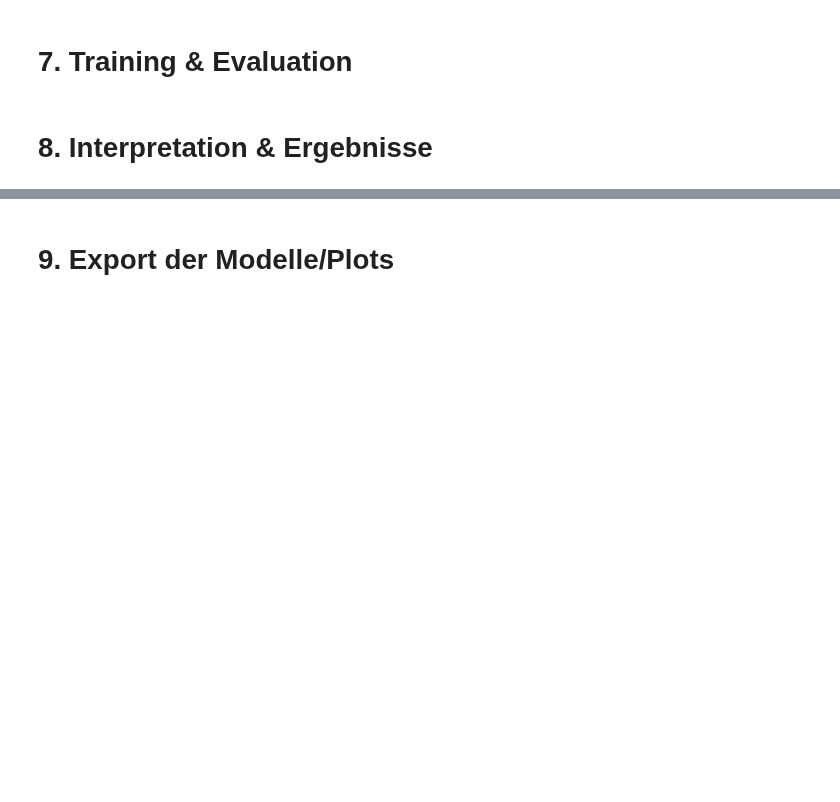
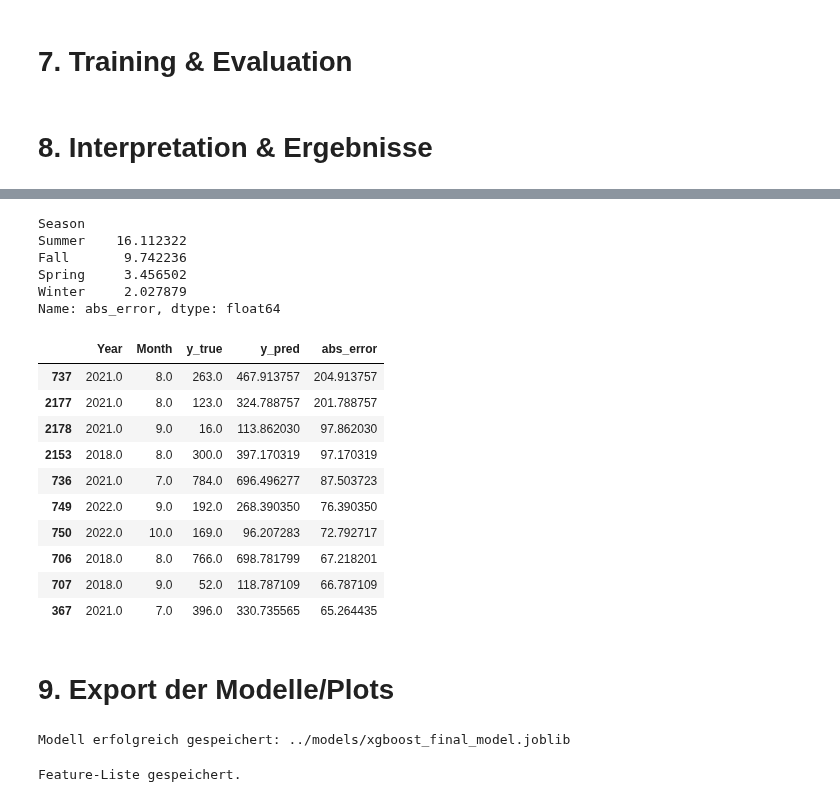
Before and after one commit to yajoka/firewatch, a Jupyter notebook: notebook/firewatch.ipynb, the cells around one changed output, grey strips where cells are left out. Saved outputs shown, nothing was run; the diff lists cells and outputs as text; code cells hidden in the pictures; blank space fills up the shorter version.

```diff
--- a/notebook/firewatch.ipynb
+++ b/notebook/firewatch.ipynb
@@ -616,2 +761,65 @@ Test → MAE: 10.53, RMSE: 24.41
+# %%
+#Fehler nach Jahreszeit analysieren (Sommer vs. Rest)
+def season_from_month(m):
+    if m in [12, 1, 2]:
+        return "Winter"
+    elif m in [3, 4, 5]:
+        return "Spring"
+    elif m in [6, 7, 8]:
+        return "Summer"
+    else:
+        return "Fall"
+
+df_errors["Season"] = df_errors["Month"].apply(season_from_month)
+# %%
+season_error = (
+    df_errors
+    .groupby("Season")["abs_error"]
+    .mean()
+    .sort_values(ascending=False)
+)
+
+print(season_error)
+# %% [output]
+Season
+Summer    16.112322
+Fall       9.742236
+Spring     3.456502
+Winter     2.027879
+Name: abs_error, dtype: float64
+# %%
+#Analyse der Extremmonate (wo schwächelt das Modell?)
+df_errors.nlargest(10, "abs_error")[
+    ["Year", "Month", "y_true", "y_pred", "abs_error"]
+]
+# %% [output]
+|  | Year | Month | y_true | y_pred | abs_error |
+| 737 | 2021.0 | 8.0 | 263.0 | 467.913757 | 204.913757 |
+| 2177 | 2021.0 | 8.0 | 123.0 | 324.788757 | 201.788757 |
+| 2178 | 2021.0 | 9.0 | 16.0 | 113.862030 | 97.862030 |
+| 2153 | 2018.0 | 8.0 | 300.0 | 397.170319 | 97.170319 |
+| 736 | 2021.0 | 7.0 | 784.0 | 696.496277 | 87.503723 |
+| 749 | 2022.0 | 9.0 | 192.0 | 268.390350 | 76.390350 |
+| 750 | 2022.0 | 10.0 | 169.0 | 96.207283 | 72.792717 |
+| 706 | 2018.0 | 8.0 | 766.0 | 698.781799 | 67.218201 |
+| 707 | 2018.0 | 9.0 | 52.0 | 118.787109 | 66.787109 |
+| 367 | 2021.0 | 7.0 | 396.0 | 330.735565 | 65.264435 |
 # %% [markdown]
 # 9. Export der Modelle/Plots
+# %%
+import joblib
+
+model_path = "../models/xgboost_final_model.joblib"
+joblib.dump(final_model, model_path)
+
+print("Modell erfolgreich gespeichert:", model_path)
+# %% [output]
+Modell erfolgreich gespeichert: ../models/xgboost_final_model.joblib
+# %%
+#feature namen seperat speichern
+feature_path = "../models/xgboost_features.joblib"
+joblib.dump(list(X_final.columns), feature_path)
+
+print("Feature-Liste gespeichert.")
+# %% [output]
+Feature-Liste gespeichert.
```
Also changed, not shown: parts of 13 cells of this notebook, 2 other files.
